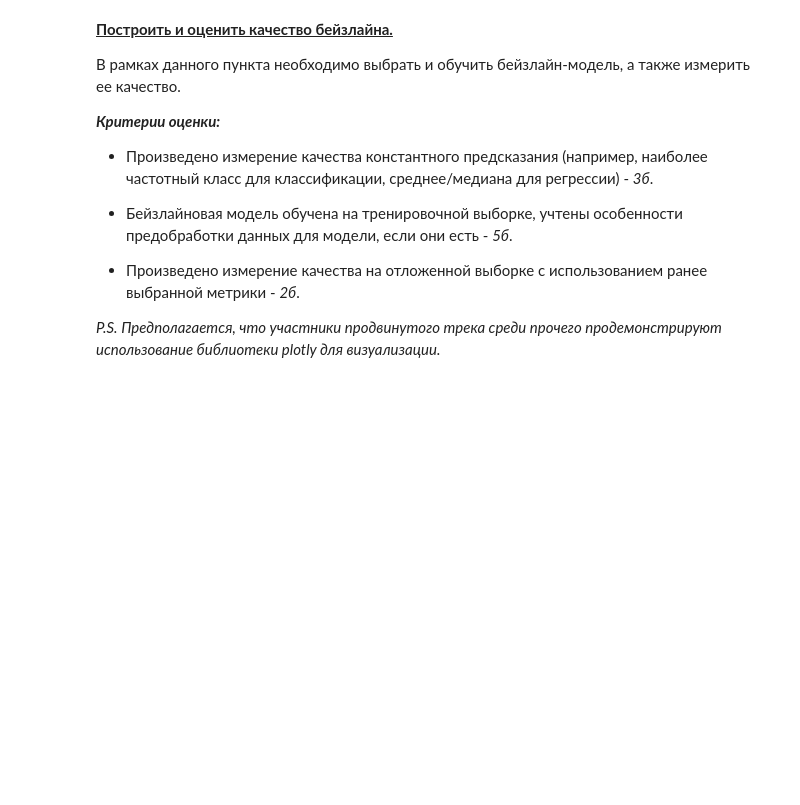
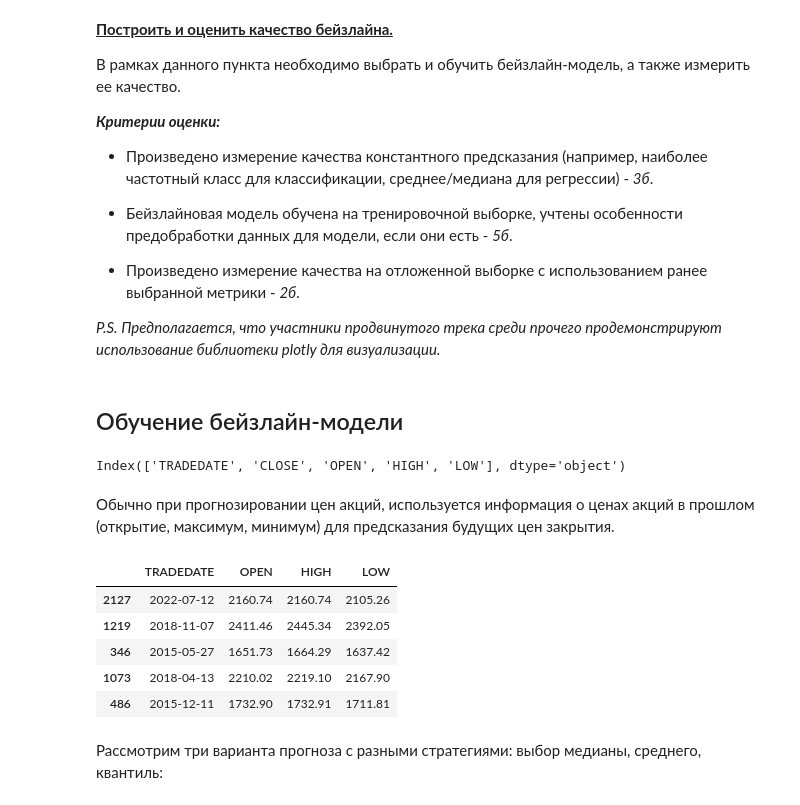
Before and after one commit to mariaa-ea/Machine-learning-for-scientific-data-analysis, a Jupyter notebook: PR_1.ipynb, the cells around one changed output. Drawn from its saved outputs; the diff is of its cells as text; code cells hidden in the pictures; blank space fills up the shorter version.

```diff
--- a/PR_1.ipynb
+++ b/PR_1.ipynb
@@ -408,3 +452,5 @@ _**Критерии оценки:**_
 - Произведено измерение качества на отложенной выборке с использованием ранее выбранной метрики - _2б_.
 
 _P.S. Предполагается, что участники  продвинутого трека среди прочего продемонстрируют использование библиотеки plotly для визуализации._
+# %% [markdown]
+## Обучение бейзлайн-модели
@@ -410,0 +464,21 @@ _P.S. Предполагается, что участники  продвину
+# %%
+data.columns
+# %% [output]
+Index(['TRADEDATE', 'CLOSE', 'OPEN', 'HIGH', 'LOW'], dtype='object')
+# %% [markdown]
+Обычно при прогнозировании цен акций, используется информация о ценах акций в прошлом (открытие, максимум, минимум) для предсказания будущих цен закрытия.
+# %%
+X = data[['TRADEDATE','OPEN', 'HIGH', 'LOW']]
+y = data['CLOSE']
+
+X_train, X_test, y_train, y_test = train_test_split(X, y, test_size=test_size, random_state=random_state)
+X_train.head()
+# %% [output]
+|  | TRADEDATE | OPEN | HIGH | LOW |
+| 2127 | 2022-07-12 | 2160.74 | 2160.74 | 2105.26 |
+| 1219 | 2018-11-07 | 2411.46 | 2445.34 | 2392.05 |
+| 346 | 2015-05-27 | 1651.73 | 1664.29 | 1637.42 |
+| 1073 | 2018-04-13 | 2210.02 | 2219.10 | 2167.90 |
+| 486 | 2015-12-11 | 1732.90 | 1732.91 | 1711.81 |
+# %% [markdown]
+Рассмотрим три варианта прогноза с разными стратегиями: выбор медианы, среднего, квантиль:
```
Also changed, not shown: parts of 40 cells of this notebook, 4 other files.
